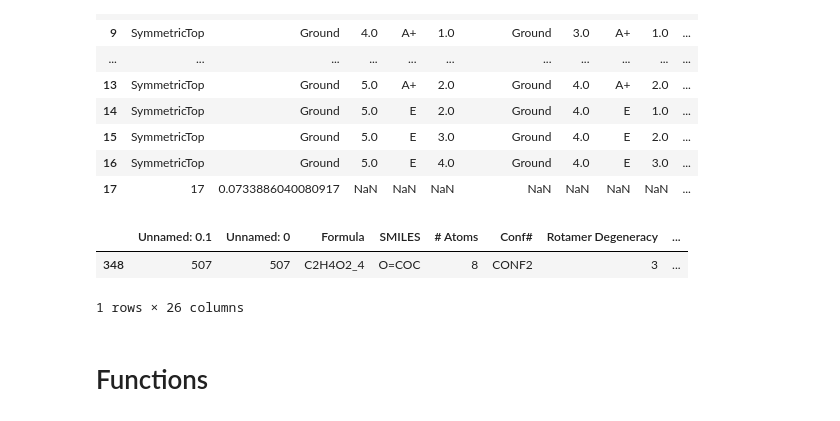
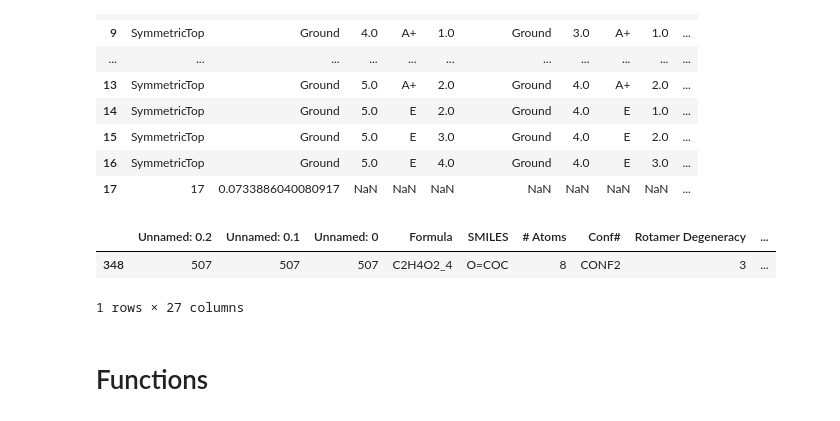
Before and after one commit to mpettyjo/4_BigData, a Jupyter notebook: Plots/RotationalSpec_Compareto_CDMS_JPL.ipynb, the cells around one changed output. Drawn from its saved outputs; the diff is of its cells as text; code cells hidden in the pictures.

```diff
--- a/Plots/RotationalSpec_Compareto_CDMS_JPL.ipynb
+++ b/Plots/RotationalSpec_Compareto_CDMS_JPL.ipynb
@@ -143,14 +143,14 @@ comp_data
 | 16 | SymmetricTop | Ground | 5.0 | E | 4.0 | Ground | 4.0 | E | 3.0 | ... |
 | 17 | 17 | 0.0733886040080917 | NaN | NaN | NaN | NaN | NaN | NaN | NaN | ... |
 # %%
-data_ground = pd.read_csv('/Users/mpettyjo/Documents/Research/4_BigData/B971_def2TZVPD_DataFile1_GroundState.csv')
-# data_all = pd.read_csv('/Users/mpettyjo/Documents/Research/4_BigData/B971_def2TZVPD_DataFile1.csv')
-# data = pd.read_csv('/Users/mpettyjo/Documents/Research/4_BigData/6_Atoms/biosig_CHNOPS.csv')
+data_ground = pd.read_csv('/Users/z5380625/Documents/Research/4_BigData/B971_def2TZVPD_DataFile1_GroundState.csv')
+# data_all = pd.read_csv('/Users/z5380625/Documents/Research/4_BigData/B971_def2TZVPD_DataFile1.csv')
+# data = pd.read_csv('/Users/z5380625/Documents/Research/4_BigData/6_Atoms/biosig_CHNOPS.csv')
 data_ground[data_ground['Formula']=='C2H4O2_4']
 # %% [output]
-|  | Unnamed: 0.1 | Unnamed: 0 | Formula | SMILES | # Atoms | Conf# | Rotamer Degeneracy | ... |
-| 348 | 507 | 507 | C2H4O2_4 | O=COC | 8 | CONF2 | 3 | ... |
+|  | Unnamed: 0.2 | Unnamed: 0.1 | Unnamed: 0 | Formula | SMILES | # Atoms | Conf# | Rotamer Degeneracy | ... |
+| 348 | 507 | 507 | 507 | C2H4O2_4 | O=COC | 8 | CONF2 | 3 | ... |
-1 rows × 26 columns
+1 rows × 27 columns
 # %% [markdown]
 # Functions
 # %%
```
Also changed, not shown: parts of 7 cells of this notebook.
